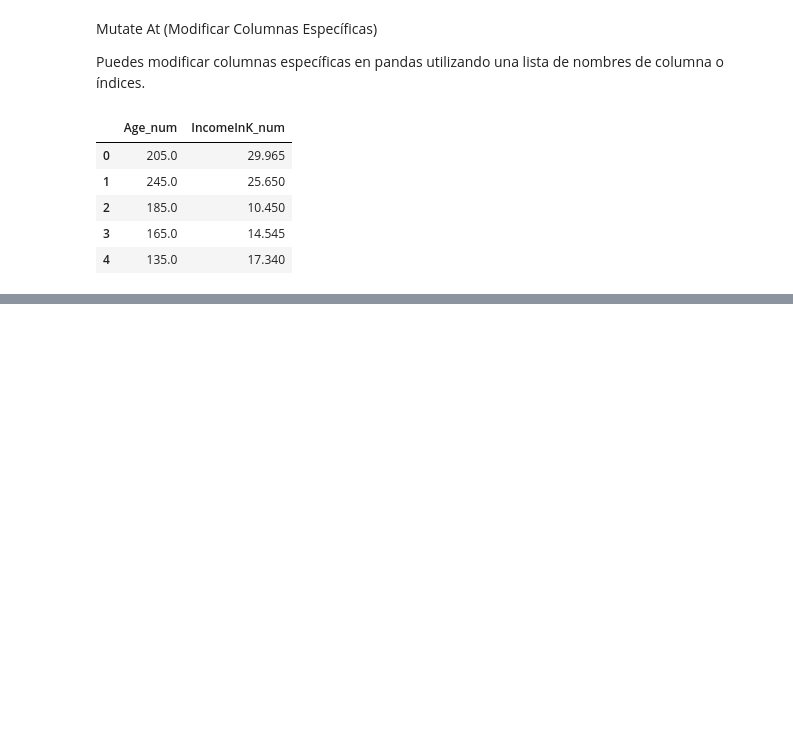
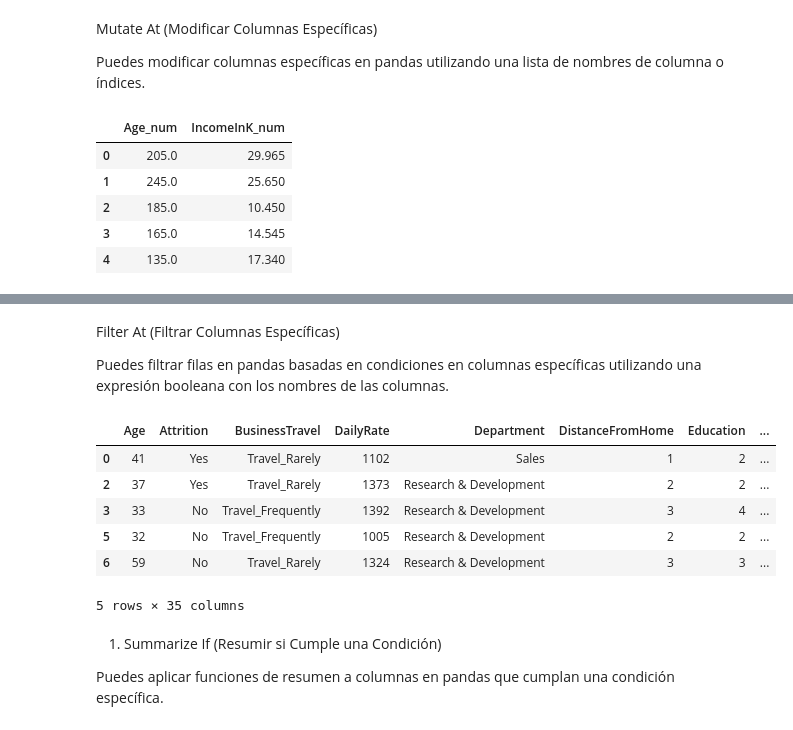
Before and after one commit to miguel-conde/explo_py, a Jupyter notebook: PYTHON/notebooks/TABLAS/explo_pandas.ipynb, the cells around one changed output, grey strips where cells are left out. Cells and saved outputs as stored; diff of their text form; code cells hidden in the pictures; blank space fills up the shorter version.

Commit message:
pandas ok por ahora

```diff
--- a/PYTHON/notebooks/TABLAS/explo_pandas.ipynb
+++ b/PYTHON/notebooks/TABLAS/explo_pandas.ipynb
@@ -370,0 +402,23 @@ rowwise
+# %% [markdown]
+Filter At (Filtrar Columnas Específicas)
+
+Puedes filtrar filas en pandas basadas en condiciones en columnas específicas utilizando una expresión booleana con los nombres de las columnas.
+# %%
+# Filtrando filas donde "Age" es mayor que 30 y "DailyRate" es mayor que 1000
+filtered_at_df = df[(df['Age'] > 30) & (df['DailyRate'] > 1000)]
+
+# Mostrando las primeras filas del DataFrame filtrado
+filtered_at_df.head()
+# %% [output]
+|  | Age | Attrition | BusinessTravel | DailyRate | Department | DistanceFromHome | Education | ... |
+| 0 | 41 | Yes | Travel_Rarely | 1102 | Sales | 1 | 2 | ... |
+| 2 | 37 | Yes | Travel_Rarely | 1373 | Research & Development | 2 | 2 | ... |
+| 3 | 33 | No | Travel_Frequently | 1392 | Research & Development | 3 | 4 | ... |
+| 5 | 32 | No | Travel_Frequently | 1005 | Research & Development | 2 | 2 | ... |
+| 6 | 59 | No | Travel_Rarely | 1324 | Research & Development | 3 | 3 | ... |
+5 rows × 35 columns
+# %% [markdown]
+
+1. Summarize If (Resumir si Cumple una Condición)
+
+Puedes aplicar funciones de resumen a columnas en pandas que cumplan una condición específica.
```
Also changed, not shown: parts of 52 cells of this notebook.
